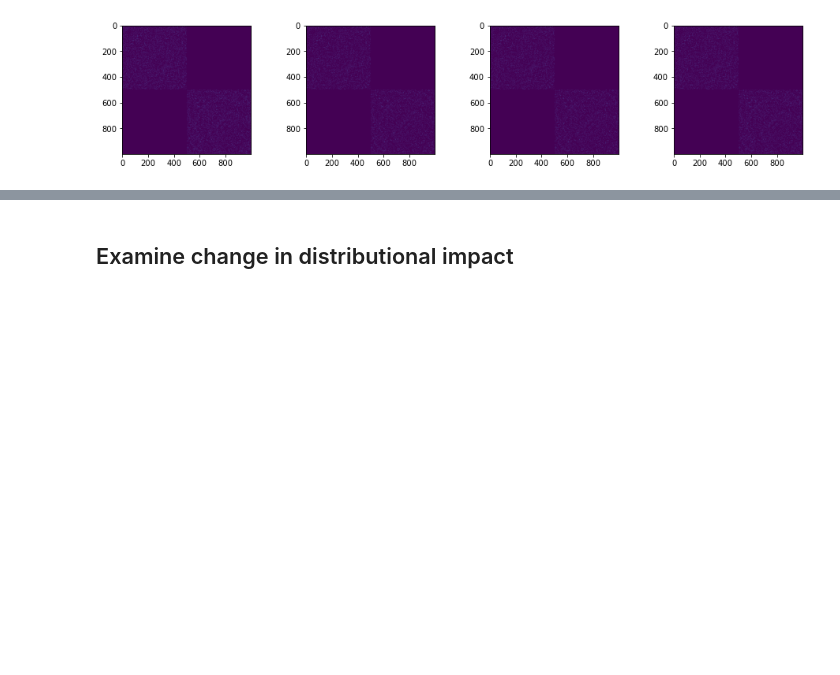
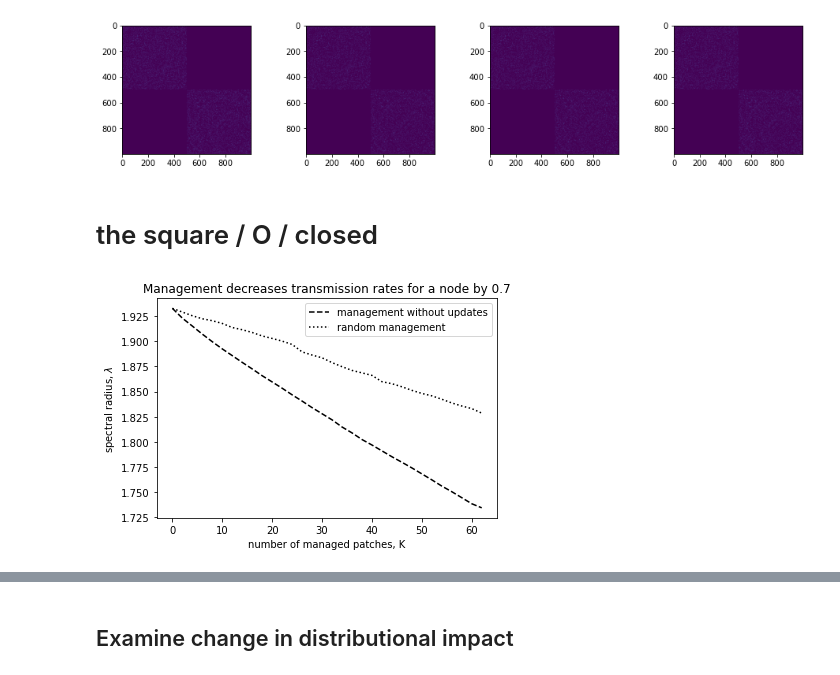
Before and after one commit to ashander/sesync, a Jupyter notebook: exp4_spectral_management_simple.ipynb, the cells around one changed output, grey strips where cells are left out. Cells and saved outputs as stored; diff of their text form; code cells hidden in the pictures; blank space fills up the shorter version.

```diff
--- a/exp4_spectral_management_simple.ipynb
+++ b/exp4_spectral_management_simple.ipynb
@@ -294,3 +293,5 @@ f1,ax = plt.subplots(1,4,figsize=(16,3));
 make_scatters(ax,[AA2, A_random, AA, AA4, AA5t])
 # %% [output]
 [figure]
+# %% [markdown]
+# the square / O / closed
@@ -296,0 +336,15 @@ make_scatters(ax,[AA2, A_random, AA, AA4, AA5t])
+# %%
+#plot(arange(K),lams[0]*np.ones(K),'k:')
+plt.plot(Ks2,lams2,'k--')
+plt.plot(Ksr,lams_random,'k:')
+plt.legend(['management without updates',
+            'random management'])
+
+plt.xlabel('number of managed patches, K')
+plt.ylabel('spectral radius, $\lambda$')
+
+plt.title('Management decreases transmission rates for a node by '+ str(manage_opts['p']));
+plt.tight_layout();
+plt.savefig('figs/node_management_SBM222'+str(K)+'.pdf')
+# %% [output]
+[figure, added]
```
Also changed, not shown: parts of 7 cells of this notebook.
